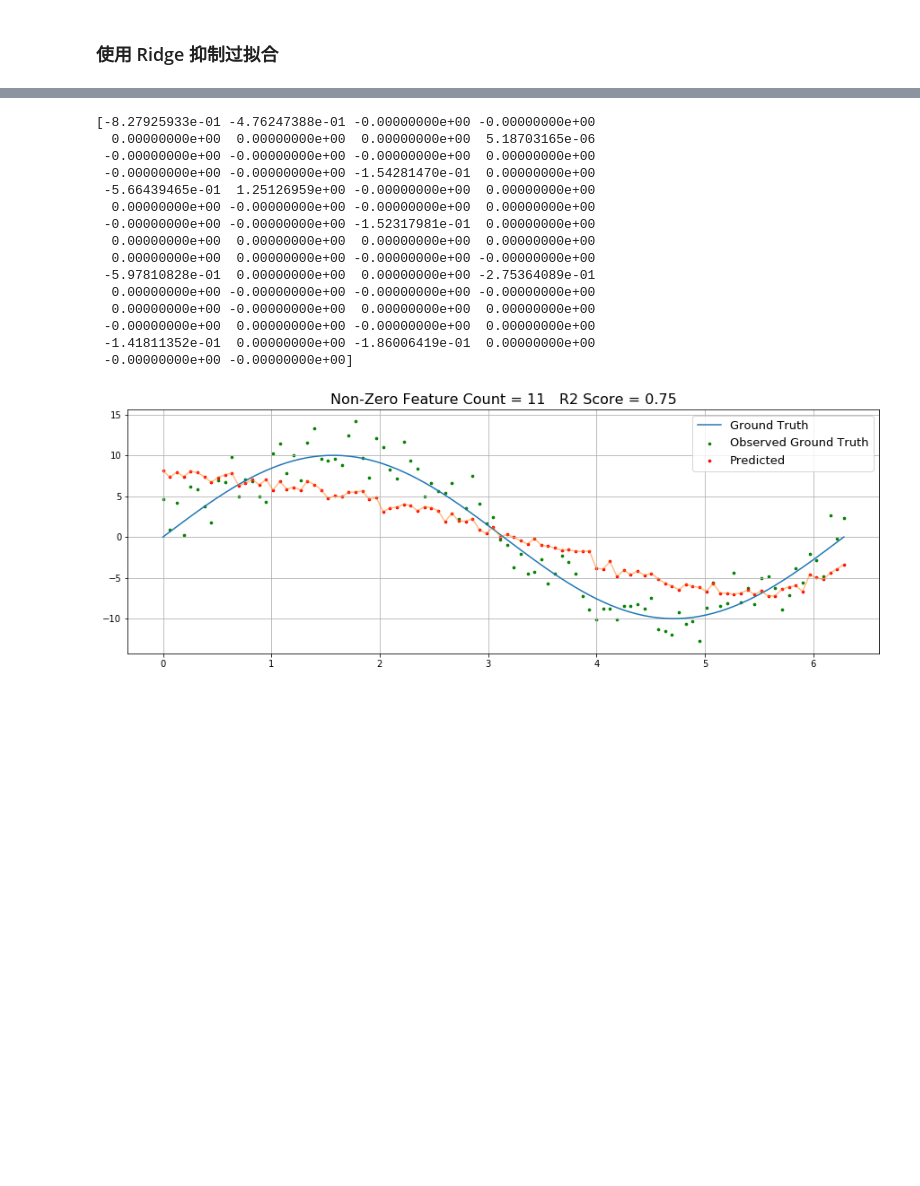
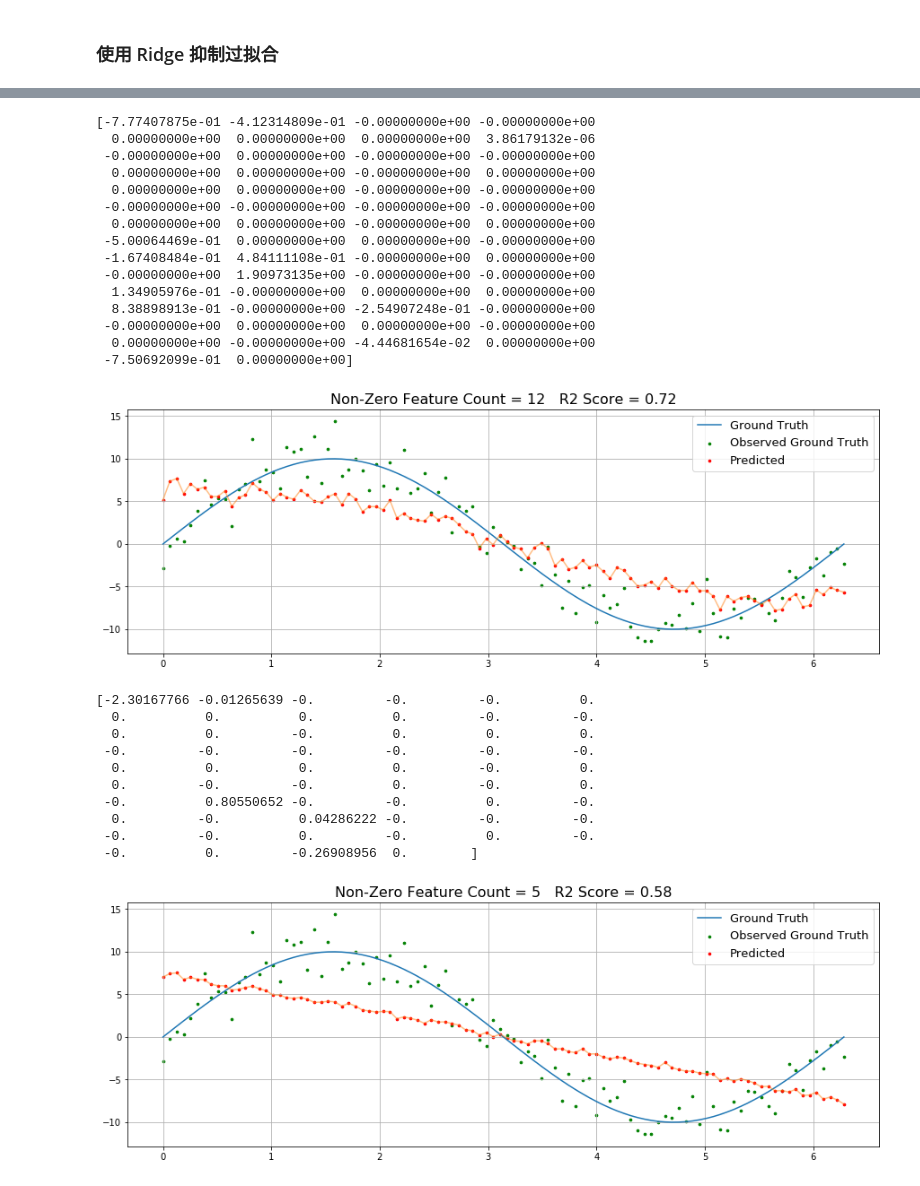
Before and after one commit to mtyylx/MLND, a Jupyter notebook: Visualizations/Lasso.ipynb, the cells around one changed output, grey strips where cells are left out. Cells and saved outputs as stored; diff of their text form; code cells hidden in the pictures; blank space fills up the shorter version.

```diff
--- a/Visualizations/Lasso.ipynb
+++ b/Visualizations/Lasso.ipynb
@@ -125,7 +126,7 @@ plt.show()
 # %%
 data = np.array([x ** i for i in range(1, 150)])
 data = np.transpose(data, axes=(1,0))
-reg = Ridge(alpha=0.00001, normalize=True, fit_intercept=True)
+reg = Ridge(alpha=0.0001, normalize=True, fit_intercept=True)
 reg.fit(data, y_observed)
 y_pred = reg.predict(data)
 
@@ -166,31 +172,70 @@ plt.show()
 # %%
 reg = Lasso(alpha=0.06, max_iter=10000, tol=0.00001, normalize=True, fit_intercept=True)
 reg.fit(data, y_observed)
 y_pred = reg.predict(data)
 non_zero_feature = sum(reg.coef_ != 0)
 print reg.coef_
 
 plt.plot(x, y, label='Ground Truth')
 plt.scatter(x, y_observed, s=7, color='g', label="Observed Ground Truth")
 plt.scatter(x, y_pred, s=7, color='r', label='Predicted')
 plt.plot(x, y_pred, alpha=0.5)
 plt.title("Non-Zero Feature Count = {}   R2 Score = {:.2f}".format(non_zero_feature, reg.score(data, y)), size=16)
 plt.legend(fontsize=13)
 plt.show()
+
+reg = Lasso(alpha=0.1, max_iter=10000, tol=0.00001, normalize=True, fit_intercept=True)
+reg.fit(data, y_observed)
+y_pred = reg.predict(data)
+non_zero_feature = sum(reg.coef_ != 0)
+print reg.coef_
+
+plt.plot(x, y, label='Ground Truth')
+plt.scatter(x, y_observed, s=7, color='g', label="Observed Ground Truth")
+plt.scatter(x, y_pred, s=7, color='r', label='Predicted')
+plt.plot(x, y_pred, alpha=0.5)
+plt.title("Non-Zero Feature Count = {}   R2 Score = {:.2f}".format(non_zero_feature, reg.score(data, y)), size=16)
+plt.legend(fontsize=13)
+plt.show()
+
+reg = Lasso(alpha=0.4, max_iter=10000, tol=0.00001, normalize=True, fit_intercept=True)
+reg.fit(data, y_observed)
+y_pred = reg.predict(data)
+non_zero_feature = sum(reg.coef_ != 0)
+print reg.coef_
+
+plt.plot(x, y, label='Ground Truth')
+plt.scatter(x, y_observed, s=7, color='g', label="Observed Ground Truth")
+plt.scatter(x, y_pred, s=7, color='r', label='Predicted')
+plt.plot(x, y_pred, alpha=0.5)
+plt.title("Non-Zero Feature Count = {}   R2 Score = {:.2f}".format(non_zero_feature, reg.score(data, y)), size=16)
+plt.legend(fontsize=13)
+plt.show()
 # %% [output]
-[-8.27925933e-01 -4.76247388e-01 -0.00000000e+00 -0.00000000e+00
-  0.00000000e+00  0.00000000e+00  0.00000000e+00  5.18703165e-06
- -0.00000000e+00 -0.00000000e+00 -0.00000000e+00  0.00000000e+00
- -0.00000000e+00 -0.00000000e+00 -1.54281470e-01  0.00000000e+00
- -5.66439465e-01  1.25126959e+00 -0.00000000e+00  0.00000000e+00
-  0.00000000e+00 -0.00000000e+00 -0.00000000e+00  0.00000000e+00
- -0.00000000e+00 -0.00000000e+00 -1.52317981e-01  0.00000000e+00
-  0.00000000e+00  0.00000000e+00  0.00000000e+00  0.00000000e+00
+[-7.77407875e-01 -4.12314809e-01 -0.00000000e+00 -0.00000000e+00
+  0.00000000e+00  0.00000000e+00  0.00000000e+00  3.86179132e-06
+ -0.00000000e+00  0.00000000e+00 -0.00000000e+00 -0.00000000e+00
+  0.00000000e+00  0.00000000e+00 -0.00000000e+00  0.00000000e+00
   0.00000000e+00  0.00000000e+00 -0.00000000e+00 -0.00000000e+00
- -5.97810828e-01  0.00000000e+00  0.00000000e+00 -2.75364089e-01
-  0.00000000e+00 -0.00000000e+00 -0.00000000e+00 -0.00000000e+00
-  0.00000000e+00 -0.00000000e+00  0.00000000e+00  0.00000000e+00
- -0.00000000e+00  0.00000000e+00 -0.00000000e+00  0.00000000e+00
- -1.41811352e-01  0.00000000e+00 -1.86006419e-01  0.00000000e+00
- -0.00000000e+00 -0.00000000e+00]
+ -0.00000000e+00 -0.00000000e+00 -0.00000000e+00 -0.00000000e+00
+  0.00000000e+00  0.00000000e+00 -0.00000000e+00  0.00000000e+00
+ -5.00064469e-01  0.00000000e+00  0.00000000e+00 -0.00000000e+00
+ -1.67408484e-01  4.84111108e-01 -0.00000000e+00  0.00000000e+00
+ -0.00000000e+00  1.90973135e+00 -0.00000000e+00 -0.00000000e+00
+  1.34905976e-01 -0.00000000e+00  0.00000000e+00  0.00000000e+00
+  8.38898913e-01 -0.00000000e+00 -2.54907248e-01 -0.00000000e+00
+ -0.00000000e+00  0.00000000e+00  0.00000000e+00 -0.00000000e+00
+  0.00000000e+00 -0.00000000e+00 -4.44681654e-02  0.00000000e+00
+ -7.50692099e-01  0.00000000e+00]
-[figure, old version]
+[figure, new version]
+[-2.30167766 -0.01265639 -0.         -0.         -0.          0.
+  0.          0.          0.          0.         -0.         -0.
+  0.          0.         -0.          0.          0.          0.
+ -0.         -0.         -0.         -0.         -0.         -0.
+  0.          0.          0.          0.         -0.          0.
+  0.         -0.         -0.          0.         -0.          0.
+ -0.          0.80550652 -0.         -0.          0.         -0.
+  0.         -0.          0.04286222 -0.         -0.         -0.
+ -0.         -0.          0.         -0.          0.         -0.
+ -0.          0.         -0.26908956  0.        ]
+[figure, added]
```
Also changed, not shown: parts of 13 cells of this notebook.
